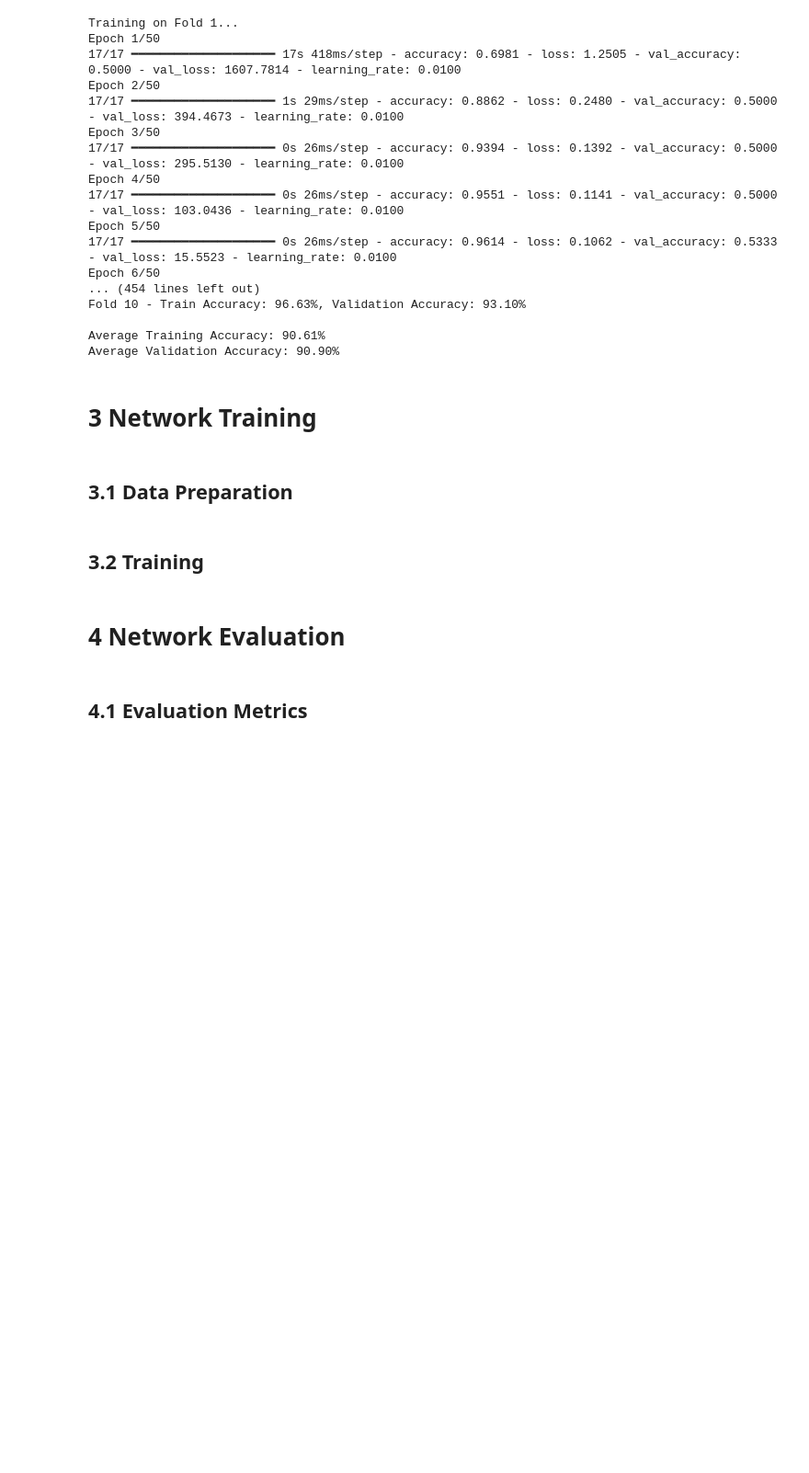
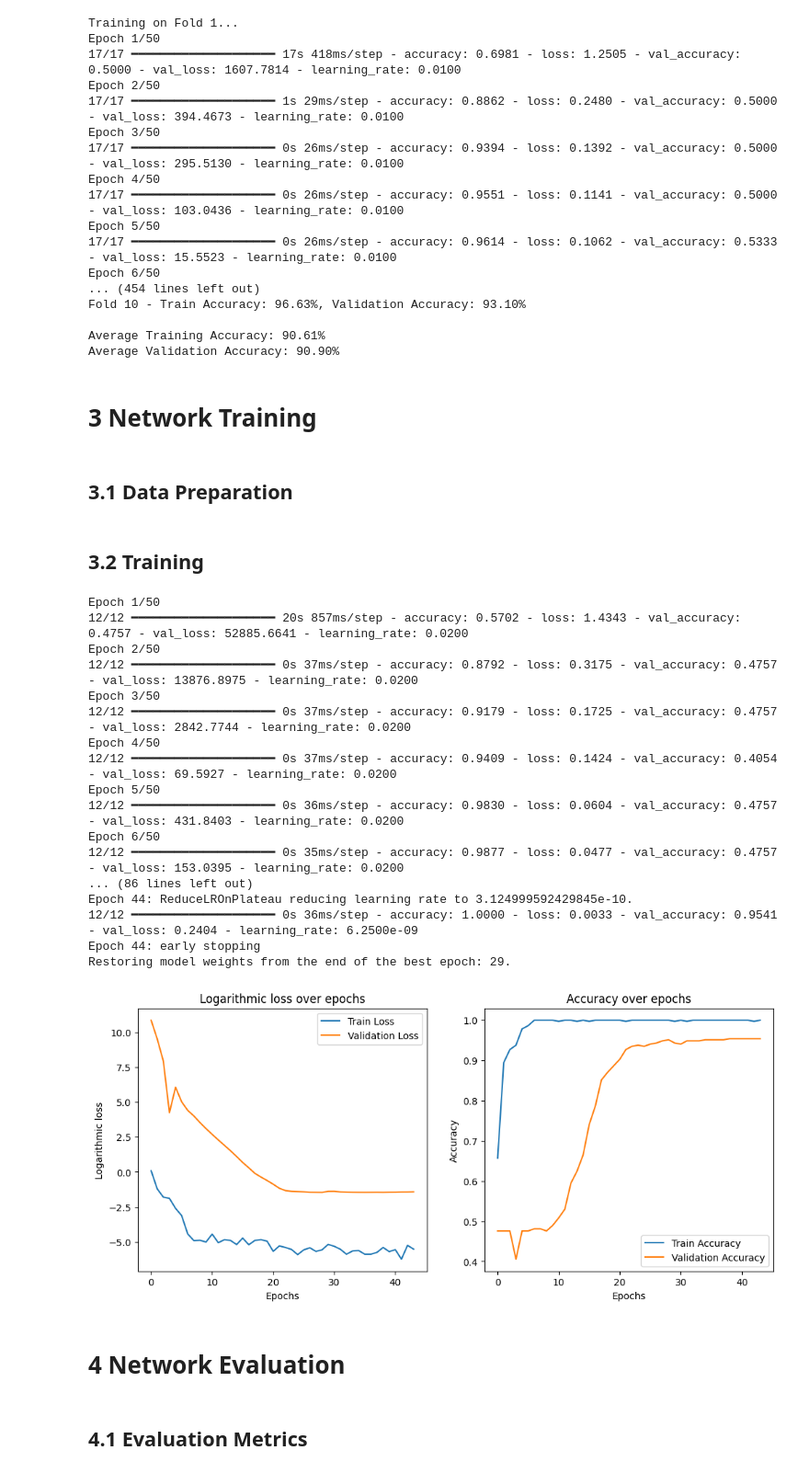
Before and after one commit to davidgomari/kaggle_projects, a Jupyter notebook: KNTU_ML_Project_CNN_COVID/notebook.ipynb, the cells around one changed output. Shown: that part at 92% size. Saved outputs shown, nothing was run; the diff lists cells and outputs as text; code cells hidden in the pictures; blank space fills up the shorter version.

```diff
--- a/KNTU_ML_Project_CNN_COVID/notebook.ipynb
+++ b/KNTU_ML_Project_CNN_COVID/notebook.ipynb
@@ -397,50 +397,69 @@ X_train_final, X_val_final, y_train_final, y_val_final = train_test_split(X_trai
 # %%
 model = define_model(
     input_shape=(150,150,3),
-    lr=0.01
+    lr=0.020
 )
 
 history = model.fit(
     X_train_final, y_train_final,
     validation_data=(X_val_final, y_val_final),
-    epochs=100,
-    batch_size=16,
+    epochs=50,
+    batch_size=32,
     callbacks=[
         EarlyStopping(monitor="val_loss", patience=15, restore_best_weights=True, verbose=1),
-        ReduceLROnPlateau(monitor='val_loss', factor=0.8, patience=3, verbose=1)
+        ReduceLROnPlateau(monitor='val_loss', factor=0.05, patience=3, verbose=1)
     ],
     verbose=1,
     shuffle=True
 )
 
 # Extract loss & accuracy
 loss = history.history['loss']
 loss = np.log(loss)
 val_loss = history.history['val_loss']
 val_loss = np.log(val_loss)
 acc = history.history['accuracy']
 val_acc = history.history['val_accuracy']
 
 # Plot Loss
 plt.figure(figsize=(12, 5))
 plt.subplot(1, 2, 1)
 plt.plot(loss, label="Train Loss")
 plt.plot(val_loss, label="Validation Loss")
 plt.xlabel("Epochs")
 plt.ylabel("Logarithmic loss")
 plt.legend()
 plt.title("Logarithmic loss over epochs")
 
 # Plot Accuracy
 plt.subplot(1, 2, 2)
 plt.plot(acc, label="Train Accuracy")
 plt.plot(val_acc, label="Validation Accuracy")
 plt.xlabel("Epochs")
 plt.ylabel("Accuracy")
 plt.legend()
 plt.title("Accuracy over epochs")
 
 plt.show()
+# %% [output]
+Epoch 1/50
+12/12 ━━━━━━━━━━━━━━━━━━━━ 20s 857ms/step - accuracy: 0.5702 - loss: 1.4343 - val_accuracy: 0.4757 - val_loss: 52885.6641 - learning_rate: 0.0200
+Epoch 2/50
+12/12 ━━━━━━━━━━━━━━━━━━━━ 0s 37ms/step - accuracy: 0.8792 - loss: 0.3175 - val_accuracy: 0.4757 - val_loss: 13876.8975 - learning_rate: 0.0200
+Epoch 3/50
+12/12 ━━━━━━━━━━━━━━━━━━━━ 0s 37ms/step - accuracy: 0.9179 - loss: 0.1725 - val_accuracy: 0.4757 - val_loss: 2842.7744 - learning_rate: 0.0200
+Epoch 4/50
+12/12 ━━━━━━━━━━━━━━━━━━━━ 0s 37ms/step - accuracy: 0.9409 - loss: 0.1424 - val_accuracy: 0.4054 - val_loss: 69.5927 - learning_rate: 0.0200
+Epoch 5/50
+12/12 ━━━━━━━━━━━━━━━━━━━━ 0s 36ms/step - accuracy: 0.9830 - loss: 0.0604 - val_accuracy: 0.4757 - val_loss: 431.8403 - learning_rate: 0.0200
+Epoch 6/50
+12/12 ━━━━━━━━━━━━━━━━━━━━ 0s 35ms/step - accuracy: 0.9877 - loss: 0.0477 - val_accuracy: 0.4757 - val_loss: 153.0395 - learning_rate: 0.0200
+... (86 lines left out)
+Epoch 44: ReduceLROnPlateau reducing learning rate to 3.124999592429845e-10.
+12/12 ━━━━━━━━━━━━━━━━━━━━ 0s 36ms/step - accuracy: 1.0000 - loss: 0.0033 - val_accuracy: 0.9541 - val_loss: 0.2404 - learning_rate: 6.2500e-09
+Epoch 44: early stopping
+Restoring model weights from the end of the best epoch: 29.
+[figure, added]
 # %% [markdown]
 # 4 Network Evaluation
 # %% [markdown]
```
Also changed, not shown: parts of 5 cells of this notebook.
